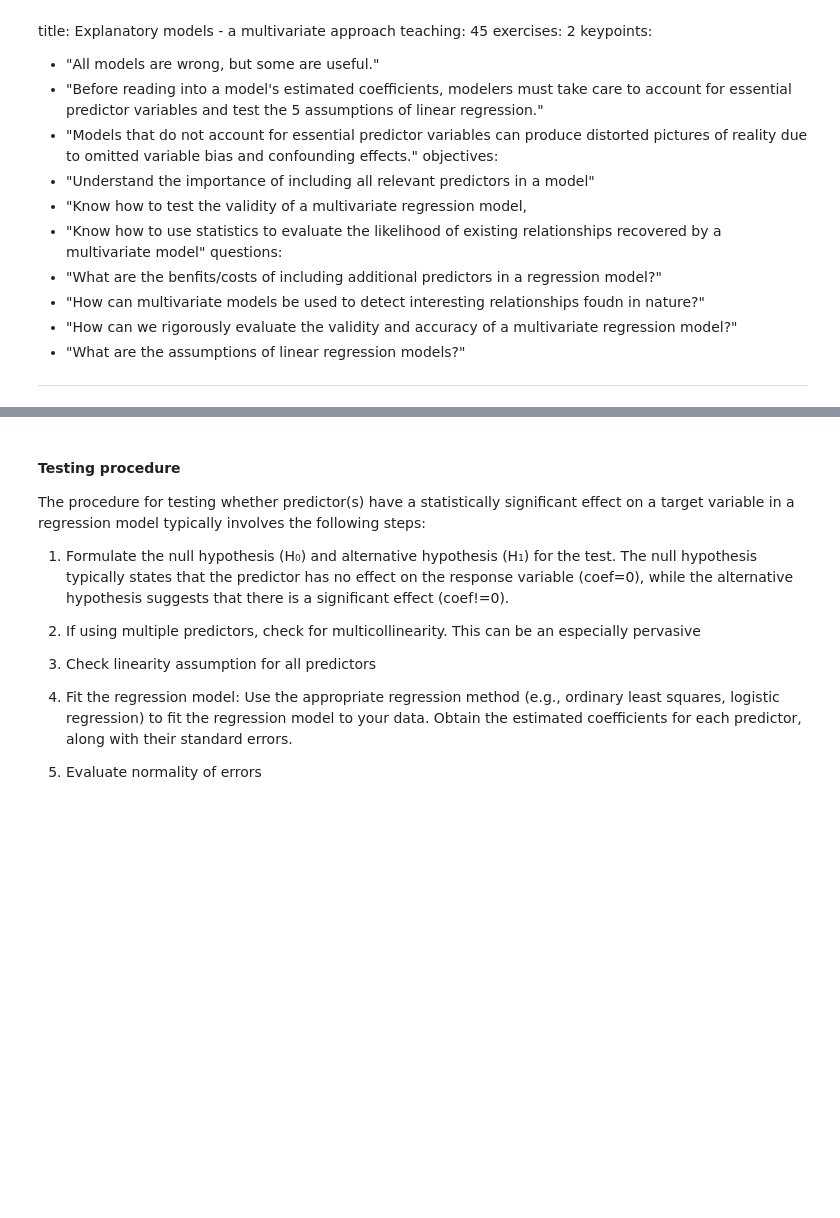
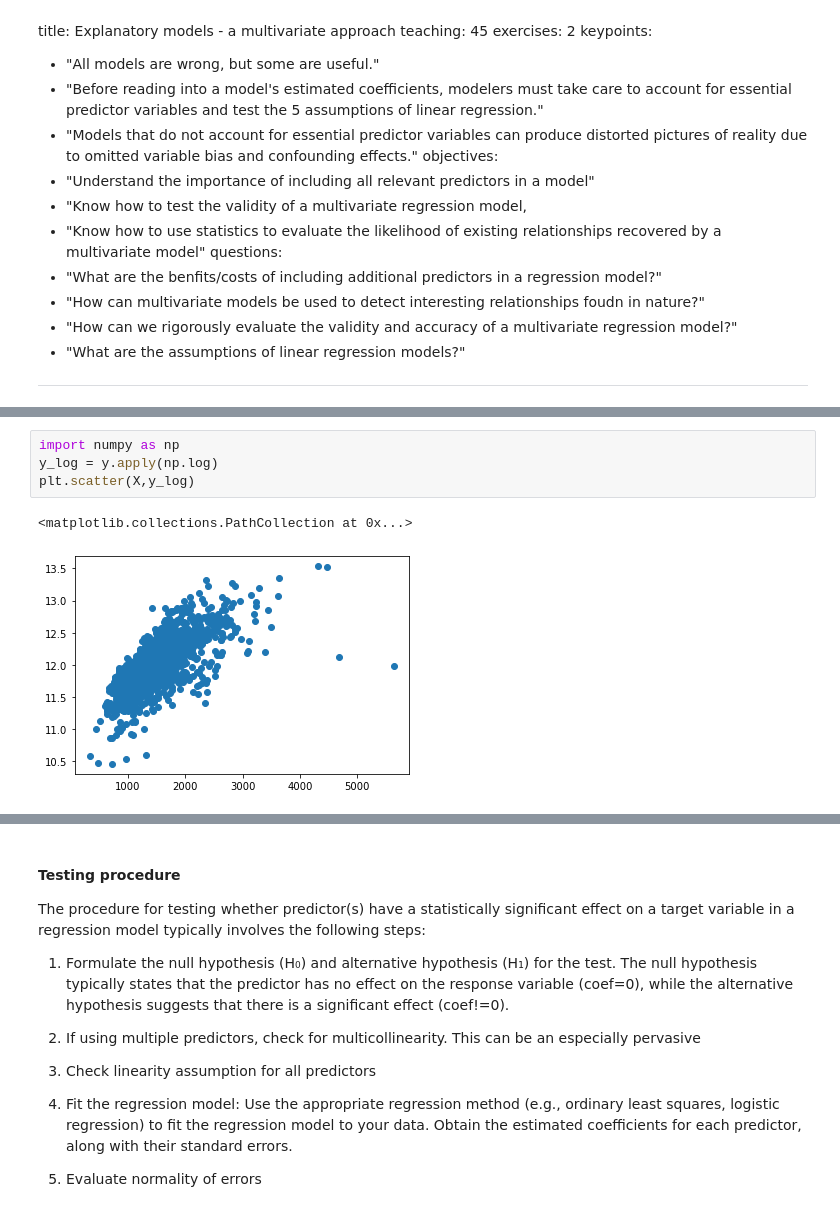
Before and after one commit to carpentries-incubator/high-dimensional-analysis-in-python, a Jupyter notebook: code/07-Regression-assumptions.ipynb, the cells around one changed output, grey strips where cells are left out. Saved outputs shown, nothing was run; the diff lists cells and outputs as text; blank space fills up the shorter version.

```diff
--- a/code/07-Regression-assumptions.ipynb
+++ b/code/07-Regression-assumptions.ipynb
@@ -63,0 +65,7 @@ SyntaxError: invalid syntax (<ipython-input-1-22b8efc78b13>, line 1)
+# %%
+import numpy as np
+y_log = y.apply(np.log)
+plt.scatter(X,y_log)
+# %% [output]
+<matplotlib.collections.PathCollection at 0x...>
+[figure, added]
```
Also changed, not shown: parts of 11 cells of this notebook, 2 other files.
